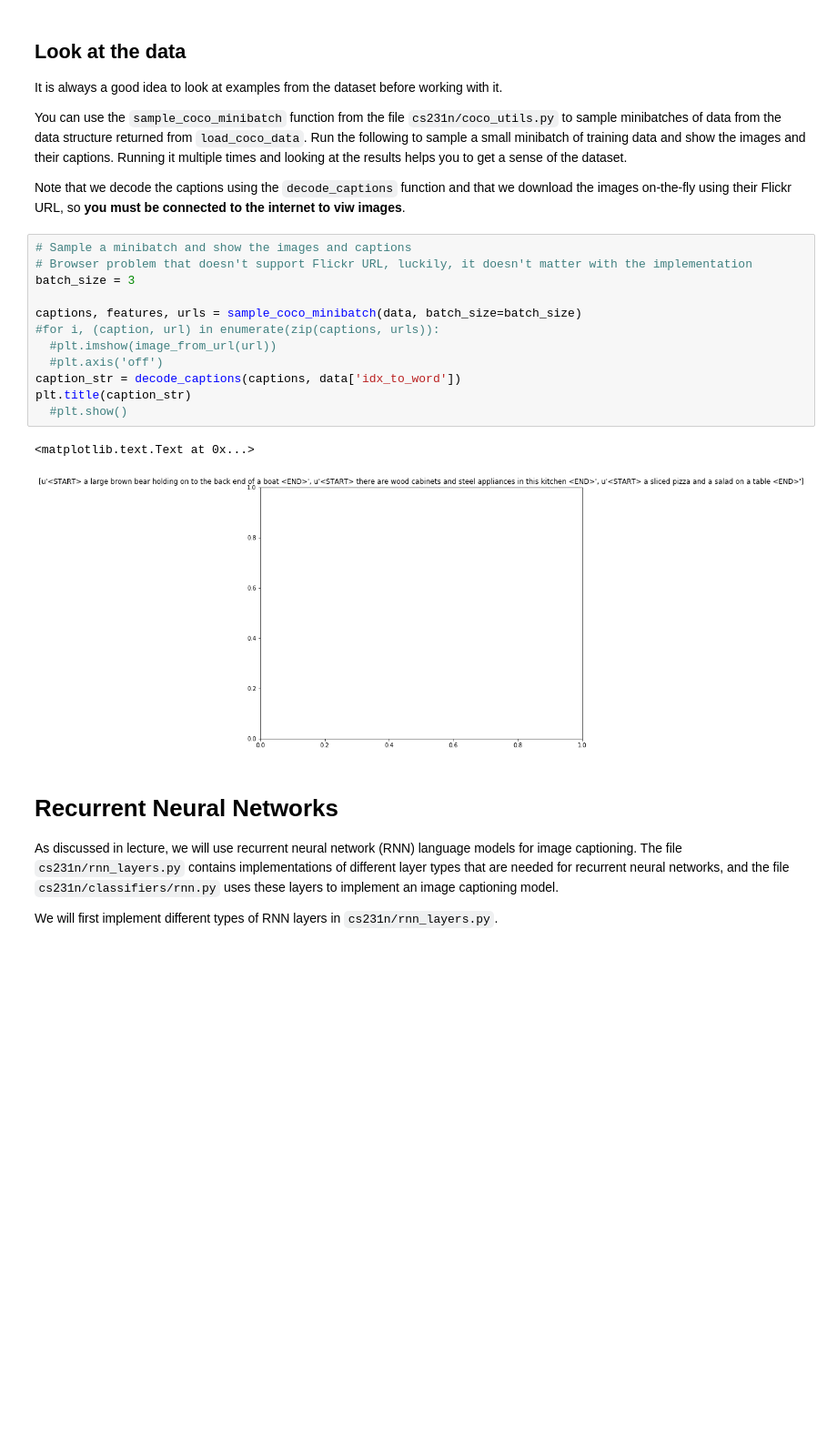
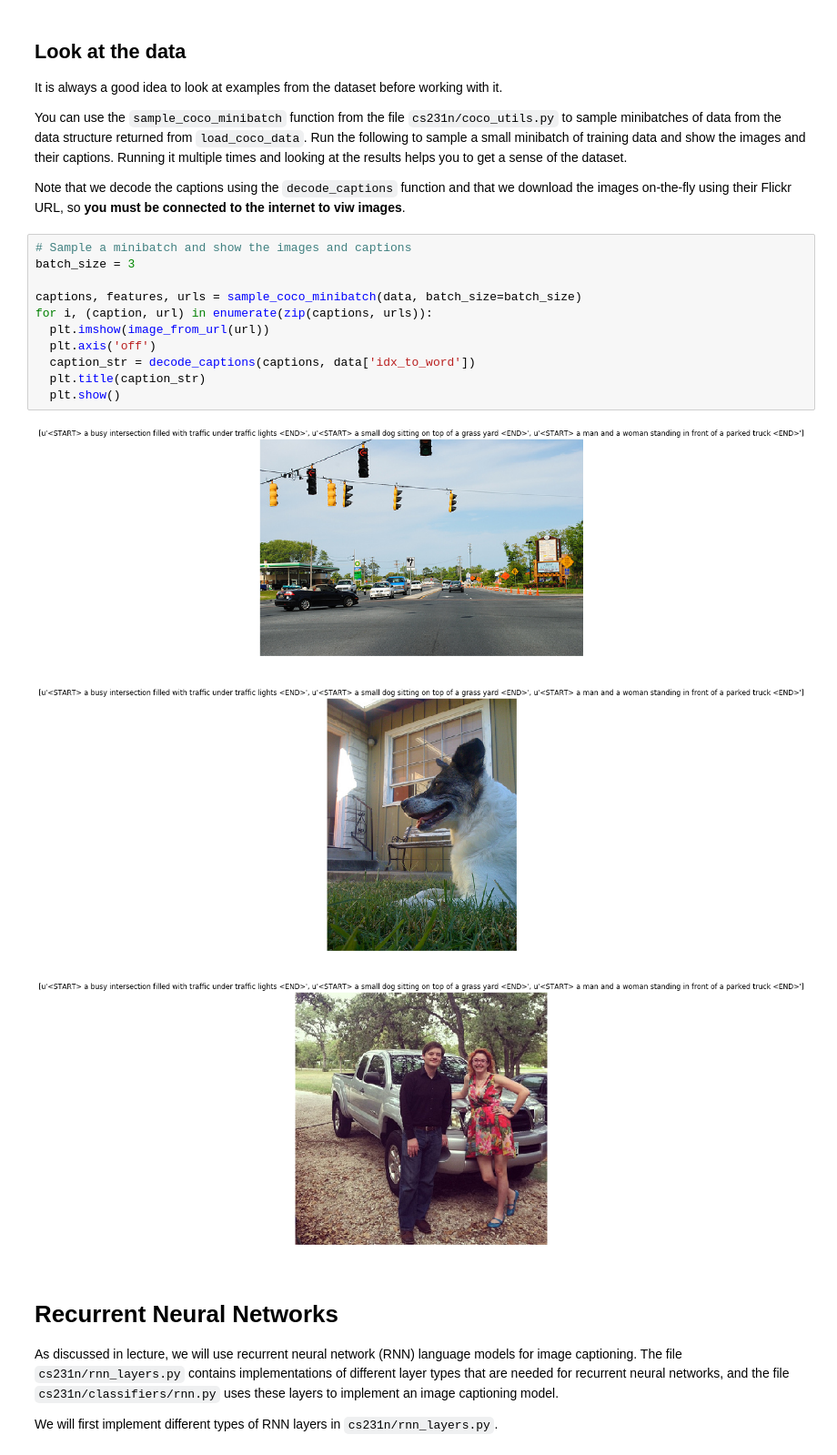
Before and after one commit to zixinh/CNN-RNN, a Jupyter notebook: assignment3/RNN_Captioning.ipynb, the cells around one changed output. Shown at 91% size. Cells and saved outputs as stored; diff of their text form; blank space fills up the shorter version.

Commit message:
a3 flickr working

```diff
--- a/assignment3/RNN_Captioning.ipynb
+++ b/assignment3/RNN_Captioning.ipynb
@@ -78,19 +75,19 @@ You can use the `sample_coco_minibatch` function from the file `cs231n/coco_util
 Note that we decode the captions using the `decode_captions` function and that we download the images on-the-fly using their Flickr URL, so **you must be connected to the internet to viw images**.
 # %%
 # Sample a minibatch and show the images and captions
-# Browser problem that doesn't support Flickr URL, luckily, it doesn't matter with the implementation
 batch_size = 3
 
 captions, features, urls = sample_coco_minibatch(data, batch_size=batch_size)
-#for i, (caption, url) in enumerate(zip(captions, urls)):
-  #plt.imshow(image_from_url(url))
-  #plt.axis('off')
-caption_str = decode_captions(captions, data['idx_to_word'])
-plt.title(caption_str)
-  #plt.show()
+for i, (caption, url) in enumerate(zip(captions, urls)):
+  plt.imshow(image_from_url(url))
+  plt.axis('off')
+  caption_str = decode_captions(captions, data['idx_to_word'])
+  plt.title(caption_str)
+  plt.show()
 # %% [output]
-<matplotlib.text.Text at 0x...>
-[figure, old version]
+[figure, new version]
+[figure, added]
+[figure, added]
 # %% [markdown]
 # Recurrent Neural Networks
 As discussed in lecture, we will use recurrent neural network (RNN) language models for image captioning. The file `cs231n/rnn_layers.py` contains implementations of different layer types that are needed for recurrent neural networks, and the file `cs231n/classifiers/rnn.py` uses these layers to implement an image captioning model.
```
Also changed, not shown: parts of 3 cells of this notebook, 1 other file.
